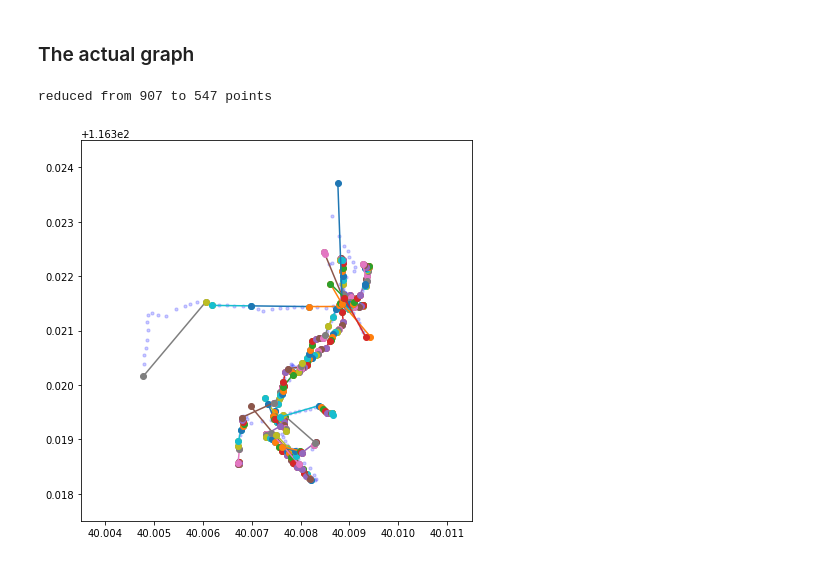
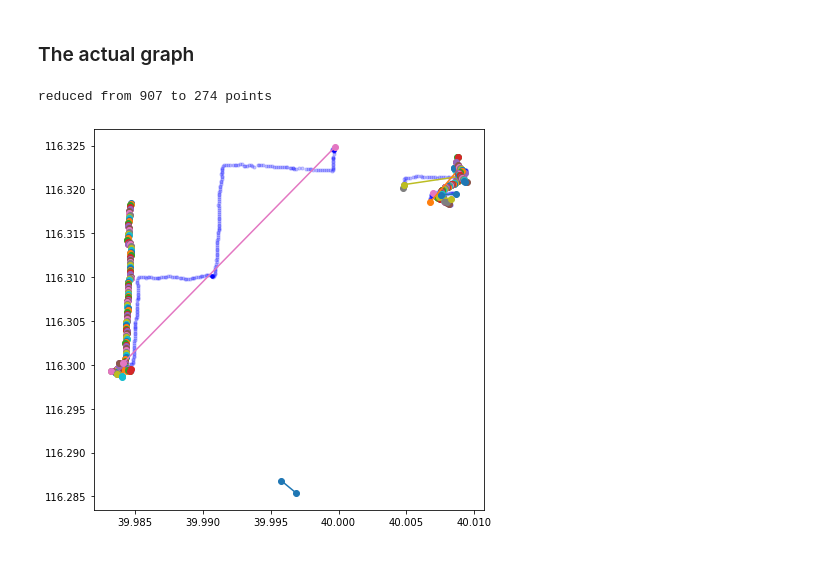
Before and after one commit to svensesen/Beijing-Topo, a Jupyter notebook: test.ipynb, the cells around one changed output. Cells and saved outputs as stored; diff of their text form; code cells hidden in the pictures.

```diff
--- a/test.ipynb
+++ b/test.ipynb
@@ -50,15 +51,3 @@ df = pd.read_csv("presets/0.csv")
 # %%
 tra = df["trajectory"].unique()[0]
 dft = df[df["trajectory"] == tra]
-# %%
-for i in range(1, 10):
-    lat0 = dft.iloc[i-1, 0]
-    long0 = dft.iloc[i-1, 1]
-
-    lat1 = dft.iloc[i, 0]
-    long1 = dft.iloc[i, 1]
-
-    print(lat0, lat1, long0, long1)
-    print(calculate_angle(lat0, lat1, long0, long1)-90)
-    print(short_angle(lat0, lat1, long0, long1))
-    print("")
@@ -88,7 +59,7 @@ for i in range(1, 10):
 # %%
 # divide latitude by 69 and longitude by 52
 # %%
-maximum = 0.0014
+
 dft.loc[:, "latitude_change"] = dft.loc[:,"latitude"] - dft.loc[:,"latitude"].shift(1)
 dft.loc[:, "longitude_change"] = dft.loc[:,"longitude"] - dft.loc[:,"longitude"].shift(1)
 
@@ -100,5 +71,12 @@ dft.loc[:,["change"]] = dft.apply(lambda x: pythago(x.latitude_change, x.longitu
 maximum = dft.loc[:,"change"].mean()*10
 fig, ax = plt.subplots(figsize = (7,7))
 ax.scatter(dft.latitude, dft.longitude, zorder=1, alpha= 0.2, c='b', s=10)
-ax.scatter(dft[dft["change"] > maximum].latitude, dft[dft["change"] > maximum].longitude, zorder=1, alpha=1, c='r', s=10)
+
+df1 = dft[dft["change"] > dft["change"].mean()*10]
+ax.scatter(df1.latitude, df1.longitude, zorder=1, alpha=1, c='r', s=10)
+
+q25 = dft["change"].quantile(0.25)
+q75 = dft["change"].quantile(0.75)
+df2 = dft[dft["change"] > (q75 + 1.5*(q75 + q25))]
+ax.scatter(df2.latitude, df2.longitude, zorder=1, alpha=1, c='g', s=10)
 # %% [output]
@@ -216,25 +202,28 @@ def create_graph(df, max_angle_change = 45, method = 3, max_angle_change_min = 5
 
     return graph
 # %%
-graph = create_graph(dft, method = 1, distance_multiplier = 5, max_angle_change = 4)
+graph = create_graph(dft, method = 4, splitting_method = 2, distance_multiplier = 5, max_angle_change = 15)
 
 fig, ax = plt.subplots(figsize = (7,7))
 ax.scatter(dft.latitude, dft.longitude, zorder=1, alpha= 0.2, c='b', s=10)
 
 for edge in graph.edges:
     lat1 = min(edge.vertices).latitude
     long1 = min(edge.vertices).longitude
 
     lat2 = max(edge.vertices).latitude
     long2 = max(edge.vertices).longitude
 
     plt.plot([lat1, lat2], [long1, long2], marker = 'o')
 
+star_vertices = [vertex for vertex in graph.vertices if len(vertex.edges) == 1]
+for vertex in star_vertices:
+    ax.plot(vertex.latitude, vertex.longitude, markersize=50)
+
 ax = plt.gca()
-
-ax.set_xlim([40.0035, 40.0115])
-ax.set_ylim([116.3175, 116.3245])
+#ax.set_xlim([40.0035, 40.0115])
+#ax.set_ylim([116.3175, 116.3245])
 print(f"reduced from {len(dft)} to {len(graph.vertices)} points")
 # %% [output]
-reduced from 907 to 547 points
+reduced from 907 to 274 points
-[figure, old version]
+[figure, new version]
```
Also changed, not shown: parts of 6 cells of this notebook, 2 other files.
